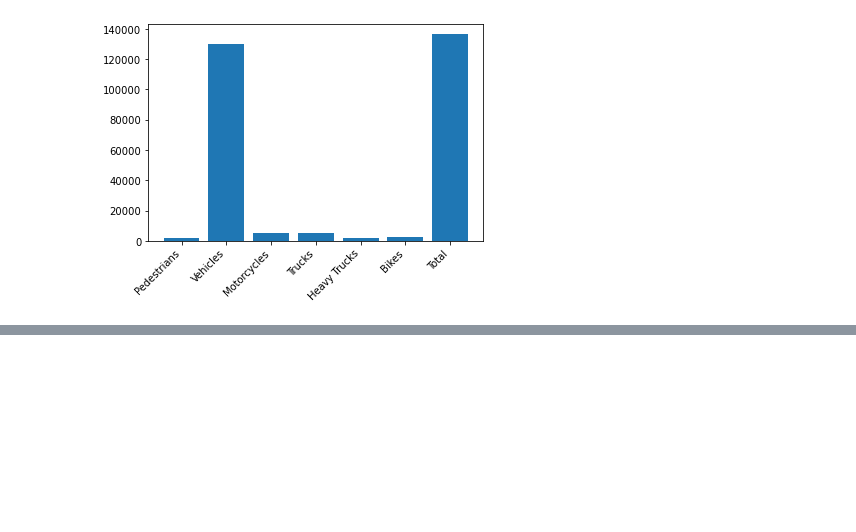
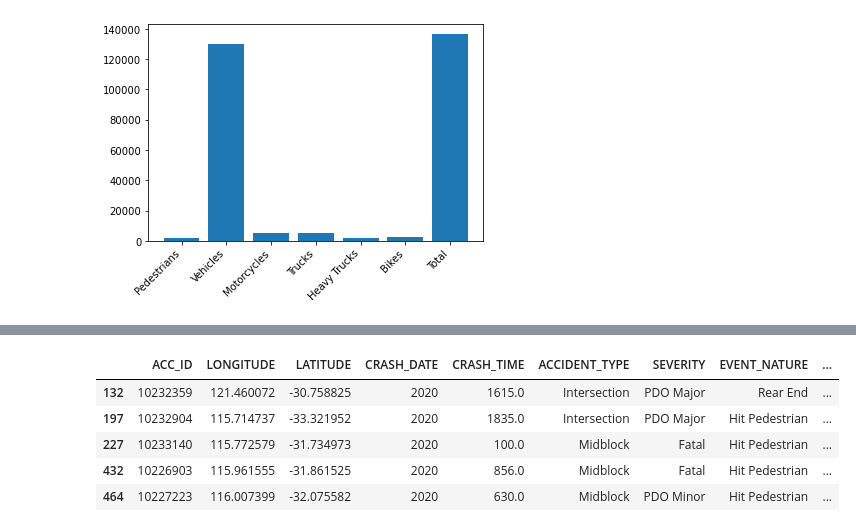
Before and after one commit to CMac-code/Project_Shark, a Jupyter notebook: car.ipynb, the cells around one changed output, grey strips where cells are left out. Cells and saved outputs as stored; diff of their text form; code cells hidden in the pictures; blank space fills up the shorter version.

```diff
--- a/car.ipynb
+++ b/car.ipynb
@@ -86,0 +73,18 @@ pedestrian
+# %%
+# filtered for pedestrians
+pedestrian_df = car_df[car_df["TOTAL_PEDESTRIANS_INVOLVED"]>0]
+pedestrian_df
+
+# save file
+pedestrian_df.to_csv("pedestrian_data.csv", index=False)
+# %%
+pedestrian_df = pedestrian_df.copy()
+pedestrian_df["REGION"] = ""
+pedestrian_df.head()
+# %% [output]
+|  | ACC_ID | LONGITUDE | LATITUDE | CRASH_DATE | CRASH_TIME | ACCIDENT_TYPE | SEVERITY | EVENT_NATURE | ... |
+| 132 | 10232359 | 121.460072 | -30.758825 | 2020 | 1615.0 | Intersection | PDO Major | Rear End | ... |
+| 197 | 10232904 | 115.714737 | -33.321952 | 2020 | 1835.0 | Intersection | PDO Major | Hit Pedestrian | ... |
+| 227 | 10233140 | 115.772579 | -31.734973 | 2020 | 100.0 | Midblock | Fatal | Hit Pedestrian | ... |
+| 432 | 10226903 | 115.961555 | -31.861525 | 2020 | 856.0 | Midblock | Fatal | Hit Pedestrian | ... |
+| 464 | 10227223 | 116.007399 | -32.075582 | 2020 | 630.0 | Midblock | PDO Minor | Hit Pedestrian | ... |
```
Also changed, not shown: parts of 9 cells of this notebook, 1 other file.
